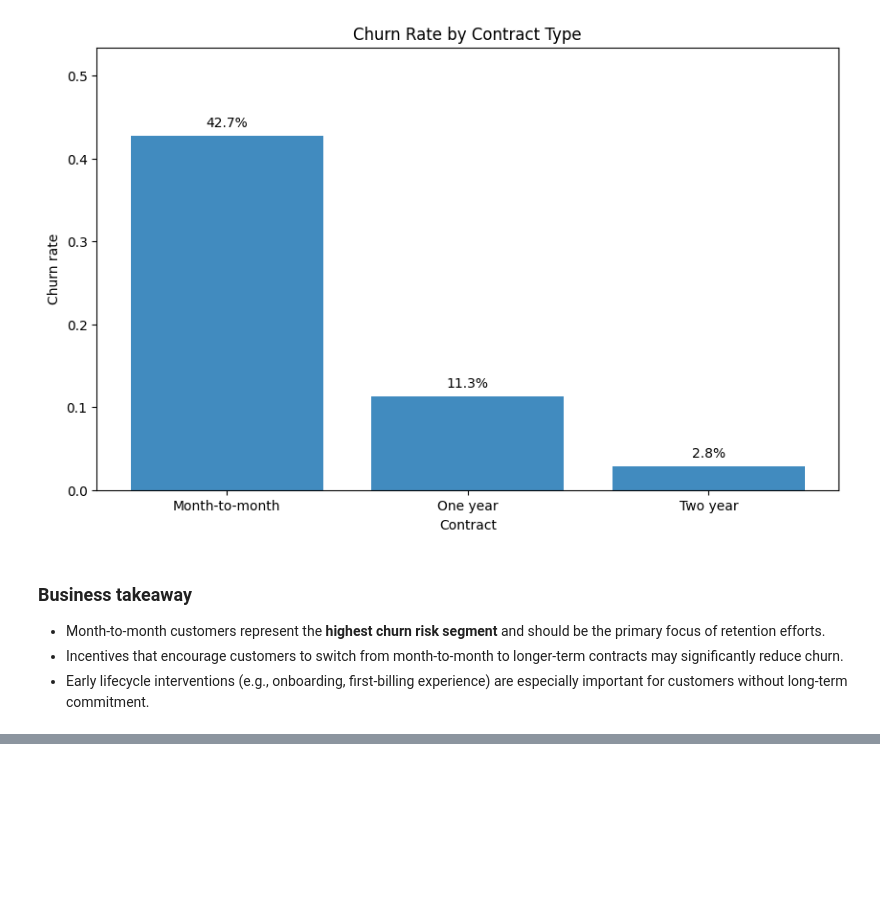
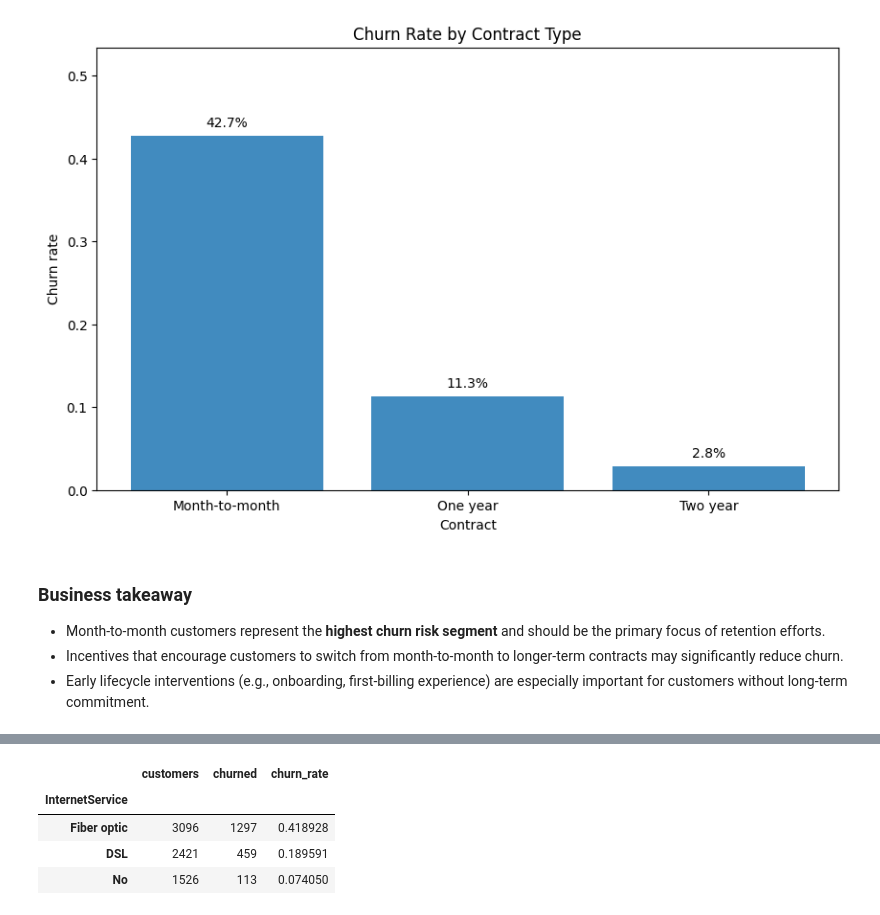
Before and after one commit to Zakat-pm/telecom-customer-churn-analysis, a Jupyter notebook: notebooks/01_data_overview.ipynb, the cells around one changed output, grey strips where cells are left out. Saved outputs shown, nothing was run; the diff lists cells and outputs as text; code cells hidden in the pictures; blank space fills up the shorter version.

```diff
--- a/notebooks/01_data_overview.ipynb
+++ b/notebooks/01_data_overview.ipynb
@@ -236,0 +242,19 @@ plt.show()
+# %%
+internet_summary = (
+    df.assign(churn_flag=(df["Churn"] == "Yes").astype(int))
+      .groupby("InternetService", as_index=True)
+      .agg(
+          customers=("churn_flag", "size"),
+          churned=("churn_flag", "sum")
+      )
+      .assign(churn_rate=lambda x: x["churned"] / x["customers"])
+      .sort_values("churn_rate", ascending=False)
+)
+
+internet_summary
+# %% [output]
+|  | customers | churned | churn_rate |
+| InternetService |  |  |  |
+| Fiber optic | 3096 | 1297 | 0.418928 |
+| DSL | 2421 | 459 | 0.189591 |
+| No | 1526 | 113 | 0.074050 |
```
Also changed, not shown: parts of 4 cells of this notebook.
